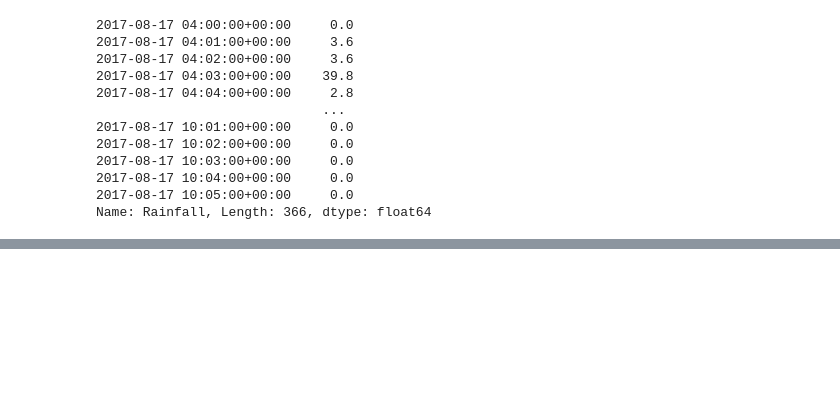
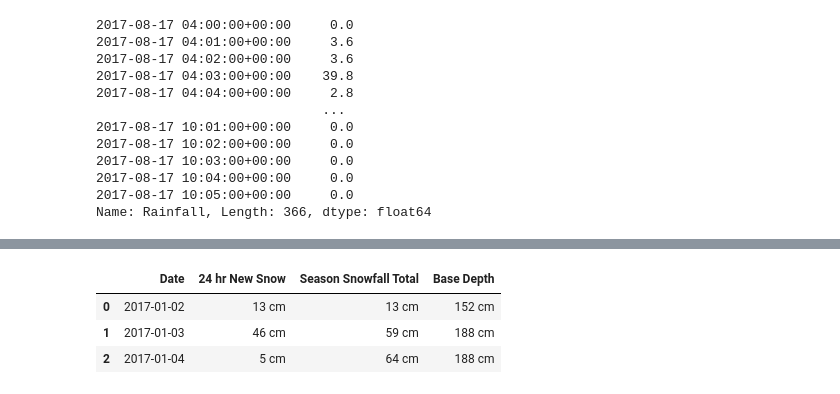
Before and after one commit to Ahmed-ui94/web_programming, a Jupyter notebook: pandas1/pandas.ipynb, the cells around one changed output, grey strips where cells are left out. Saved outputs shown, nothing was run; the diff lists cells and outputs as text; code cells hidden in the pictures; blank space fills up the shorter version.

Commit message:
pandas data

```diff
--- a/pandas1/pandas.ipynb
+++ b/pandas1/pandas.ipynb
@@ -1190,0 +1237,12 @@ Name: Rainfall, Length: 366, dtype: float64
+# %%
+import datetime
+parse_data = lambda x : datetime.datetime.strptime(x, '%d-%b-%y')
+
+utah = pd.read_csv("/Users/ahmedabukar/Desktop/productivity_files/pandas1/archive-2/Snowbird - Utah.csv",
+parse_dates=['Date'], date_parser=parse_data)
+utah.head(3)
+# %% [output]
+|  | Date | 24 hr New Snow | Season Snowfall Total | Base Depth |
+| 0 | 2017-01-02 | 13 cm | 13 cm | 152 cm |
+| 1 | 2017-01-03 | 46 cm | 59 cm | 188 cm |
+| 2 | 2017-01-04 | 5 cm | 64 cm | 188 cm |
```
Also changed, not shown: parts of 21 cells of this notebook, 7 other files.
